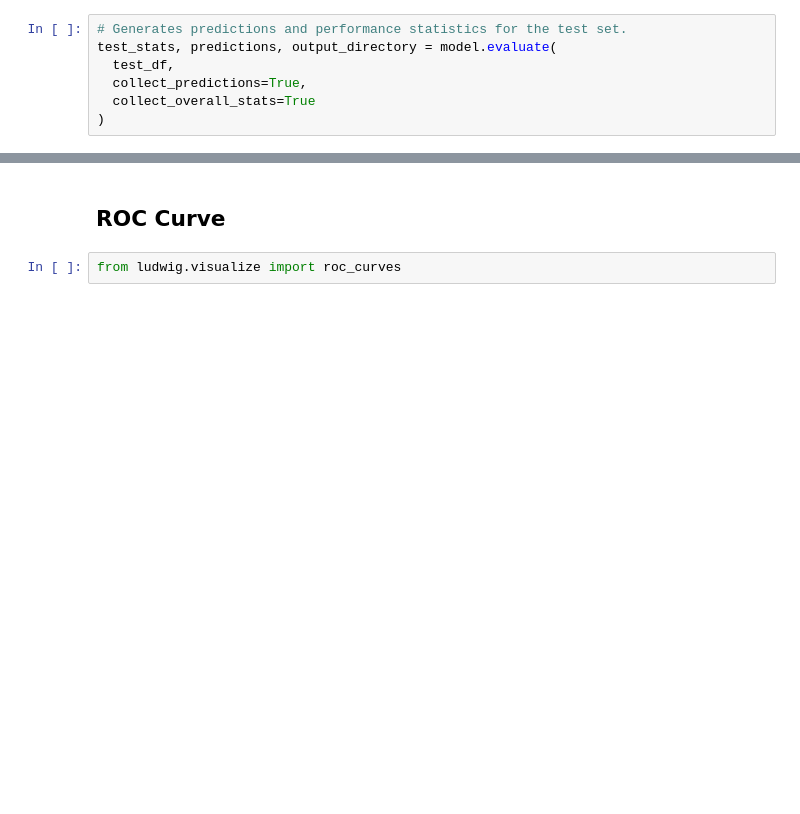
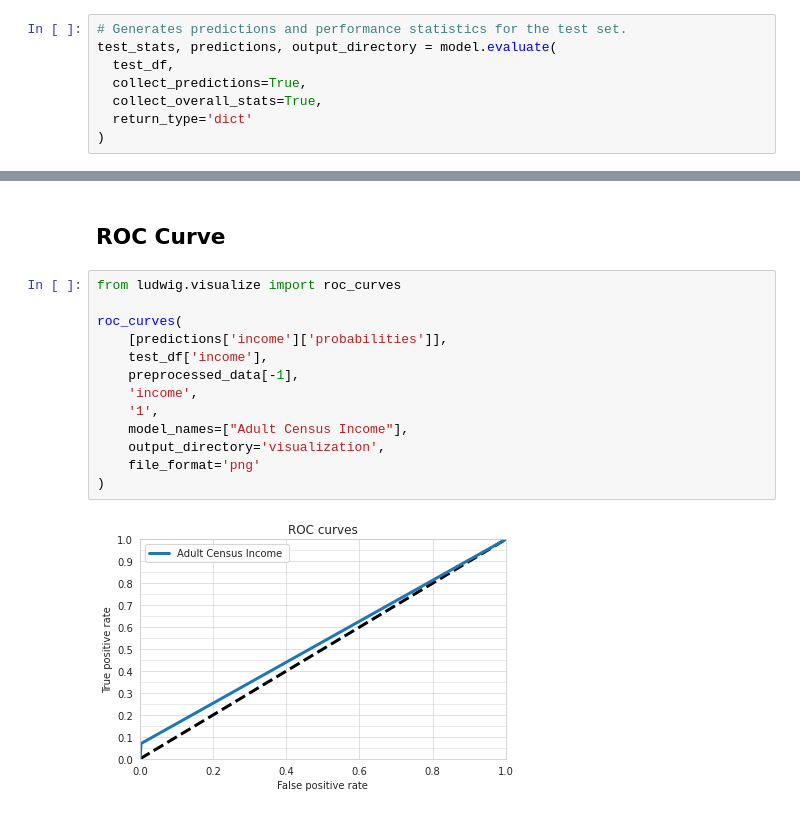
Before and after one commit to ludwig-ai/ludwig-docs, a Jupyter notebook: docs/examples/adult_census_income_colab_notebooks/Adult_Census_Income_Classification_with_Ludwig_API.ipynb, the cells around one changed output, grey strips where cells are left out. Drawn from its saved outputs; the diff is of its cells as text; blank space fills up the shorter version.

```diff
--- a/docs/examples/adult_census_income_colab_notebooks/Adult_Census_Income_Classification_with_Ludwig_API.ipynb
+++ b/docs/examples/adult_census_income_colab_notebooks/Adult_Census_Income_Classification_with_Ludwig_API.ipynb
@@ -153,7 +156,8 @@ train_stats, preprocessed_data, output_directory = model.train(dataset=train_df)
 test_stats, predictions, output_directory = model.evaluate(
   test_df,
   collect_predictions=True,
-  collect_overall_stats=True
+  collect_overall_stats=True,
+  return_type='dict'
 )
 # %% [output]
 ===== income =====
@@ -181,4 +233,17 @@ import matplotlib.pyplot as plt
 # %% [markdown]
 ## ROC Curve
-# %%
-from ludwig.visualize import roc_curves
+# %%
+from ludwig.visualize import roc_curves
+
+roc_curves(
+    [predictions['income']['probabilities']],
+    test_df['income'],
+    preprocessed_data[-1],
+    'income',
+    '1',
+    model_names=["Adult Census Income"],
+    output_directory='visualization',
+    file_format='png'
+)
+# %% [output]
+[figure, added]
```
Also changed, not shown: parts of 5 cells of this notebook.
